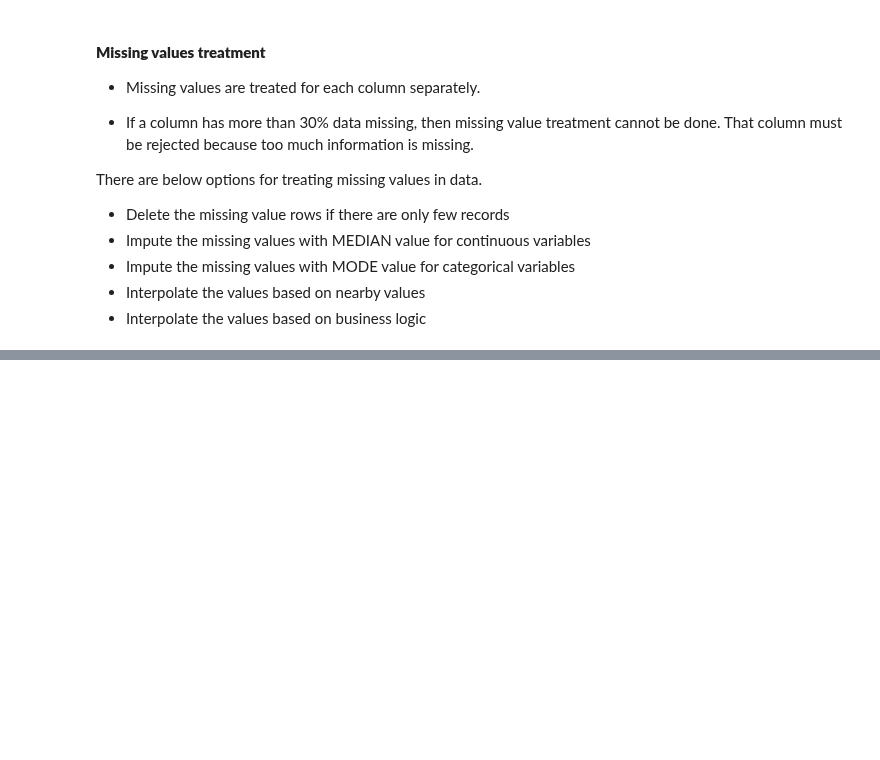
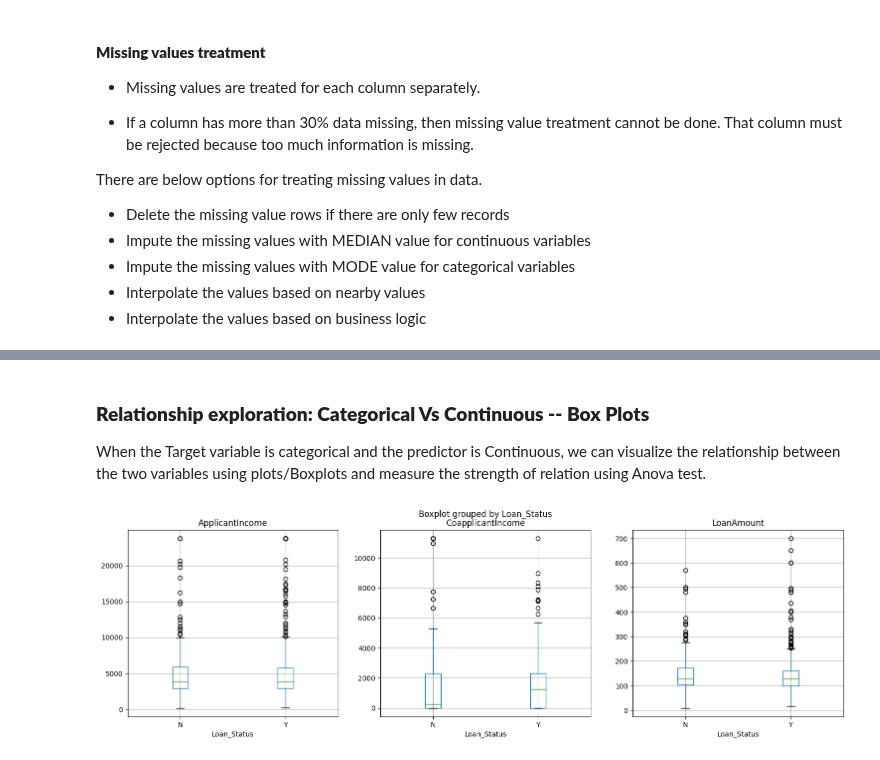
Before and after one commit to anish3565/Case_Studies, a Jupyter notebook: Classification/2. LoanApprovalData.ipynb, the cells around one changed output, grey strips where cells are left out. Saved outputs shown, nothing was run; the diff lists cells and outputs as text; code cells hidden in the pictures; blank space fills up the shorter version.

```diff
--- a/Classification/2. LoanApprovalData.ipynb
+++ b/Classification/2. LoanApprovalData.ipynb
@@ -357,0 +378,12 @@ There are below options for treating missing values in data.
+# %%
+LoanData['Gender'].fillna(LoanData['Gender'].mode()[0], inplace=True)
+LoanData['Married'].fillna(LoanData['Married'].mode()[0], inplace=True)
+LoanData['Dependents'].fillna(LoanData['Dependents'].mode()[0], inplace=True)
+LoanData['Self_Employed'].fillna(LoanData['Self_Employed'].mode()[0], inplace=True)
+
+# Using Mode value for Loan_Amount_Term since it is a categorical variable
+LoanData['Loan_Amount_Term'].fillna(LoanData['Loan_Amount_Term'].mode()[0], inplace=True)
+LoanData['Credit_History'].fillna(LoanData['Credit_History'].mode()[0], inplace=True)
+
+# Using Median value for continuous columns
+LoanData['LoanAmount'].fillna(LoanData['LoanAmount'].median(), inplace=True)
@@ -357,0 +426,15 @@ There are below options for treating missing values in data.
+# %% [markdown]
+### **Relationship exploration: Categorical Vs Continuous -- Box Plots**
+When the Target variable is categorical and the predictor is Continuous, we can visualize the relationship between the two variables using plots/Boxplots and measure the strength of relation using Anova test.
+# %%
+# Box plots for Categorical Target Variable "Loan_Status" and continuous predictors
+ContinuousColsList=['ApplicantIncome','CoapplicantIncome', 'LoanAmount']
+
+import matplotlib.pyplot as plt
+fig, PlotCanvas=plt.subplots(nrows=1, ncols=len(ContinuousColsList), figsize=(18,5))
+
+# Creating box plots for each continuous predictor against the Target Variable "Loan_Status"
+for PredictorCol , i in zip(ContinuousColsList, range(len(ContinuousColsList))):
+    LoanData.boxplot(column=PredictorCol, by='Loan_Status', figsize=(5,5), vert=True, ax=PlotCanvas[i])
+# %% [output]
+[figure, added]
```
Also changed, not shown: parts of 8 cells of this notebook.
